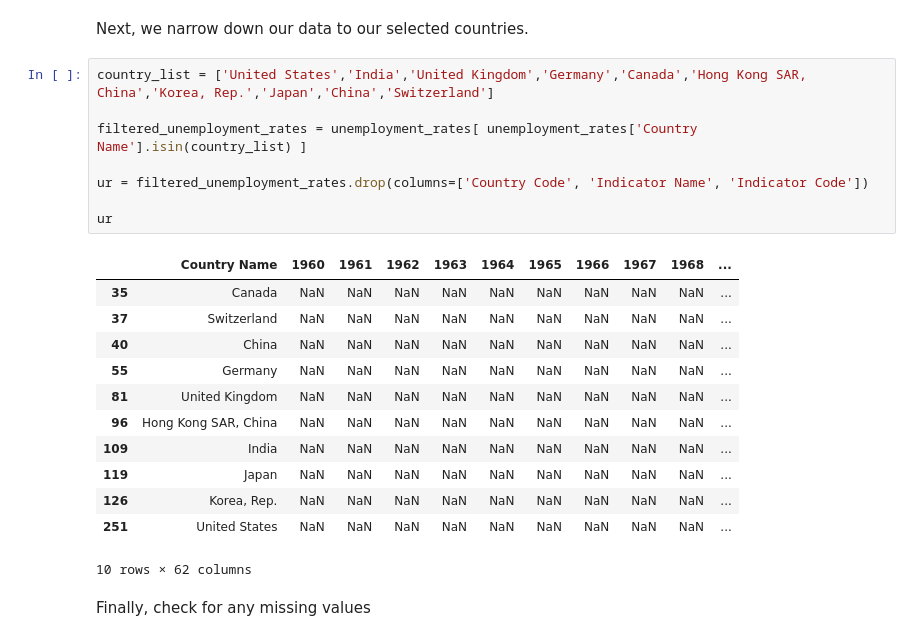
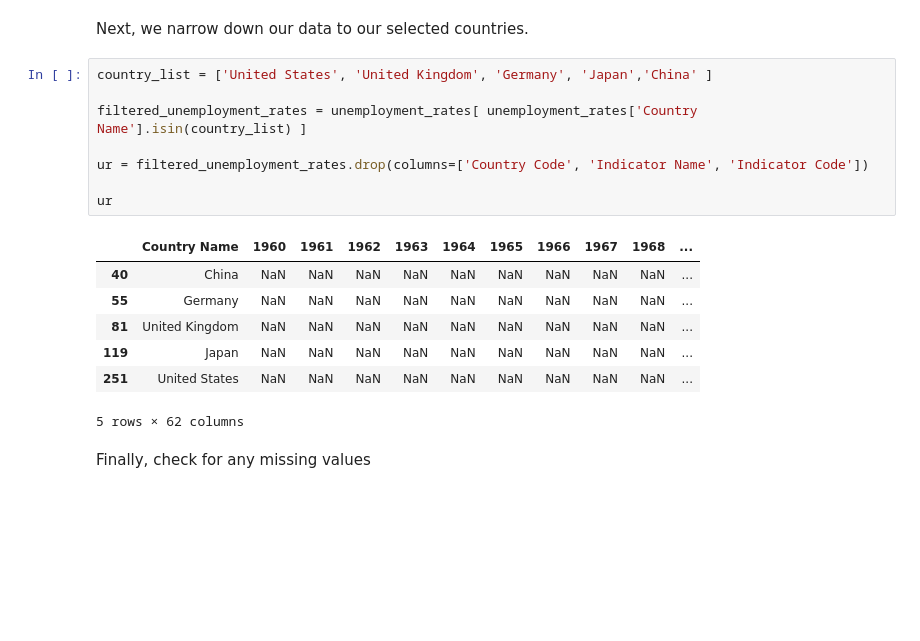
Before and after one commit to thudsonbu/ds-project-1, a Jupyter notebook: project-2.ipynb, the cells around one changed output. Saved outputs shown, nothing was run; the diff lists cells and outputs as text; blank space fills up the shorter version.

```diff
--- a/project-2.ipynb
+++ b/project-2.ipynb
@@ -156,25 +210,20 @@ unemployment_rates.head()
 # %% [markdown]
 Next, we narrow down our data to our selected countries.
 # %%
-country_list = ['United States','India','United Kingdom','Germany','Canada','Hong Kong SAR, China','Korea, Rep.','Japan','China','Switzerland']
+country_list = ['United States', 'United Kingdom', 'Germany', 'Japan','China' ]
 
 filtered_unemployment_rates = unemployment_rates[ unemployment_rates['Country Name'].isin(country_list) ]
 
 ur = filtered_unemployment_rates.drop(columns=['Country Code', 'Indicator Name', 'Indicator Code'])
 
 ur
 # %% [output]
 |  | Country Name | 1960 | 1961 | 1962 | 1963 | 1964 | 1965 | 1966 | 1967 | 1968 | ... |
-| 35 | Canada | NaN | NaN | NaN | NaN | NaN | NaN | NaN | NaN | NaN | ... |
-| 37 | Switzerland | NaN | NaN | NaN | NaN | NaN | NaN | NaN | NaN | NaN | ... |
 | 40 | China | NaN | NaN | NaN | NaN | NaN | NaN | NaN | NaN | NaN | ... |
 | 55 | Germany | NaN | NaN | NaN | NaN | NaN | NaN | NaN | NaN | NaN | ... |
 | 81 | United Kingdom | NaN | NaN | NaN | NaN | NaN | NaN | NaN | NaN | NaN | ... |
-| 96 | Hong Kong SAR, China | NaN | NaN | NaN | NaN | NaN | NaN | NaN | NaN | NaN | ... |
-| 109 | India | NaN | NaN | NaN | NaN | NaN | NaN | NaN | NaN | NaN | ... |
 | 119 | Japan | NaN | NaN | NaN | NaN | NaN | NaN | NaN | NaN | NaN | ... |
-| 126 | Korea, Rep. | NaN | NaN | NaN | NaN | NaN | NaN | NaN | NaN | NaN | ... |
 | 251 | United States | NaN | NaN | NaN | NaN | NaN | NaN | NaN | NaN | NaN | ... |
-10 rows × 62 columns
+5 rows × 62 columns
 # %% [markdown]
 Finally, check for any missing values
```
Also changed, not shown: parts of 59 cells of this notebook, 1 other file.
